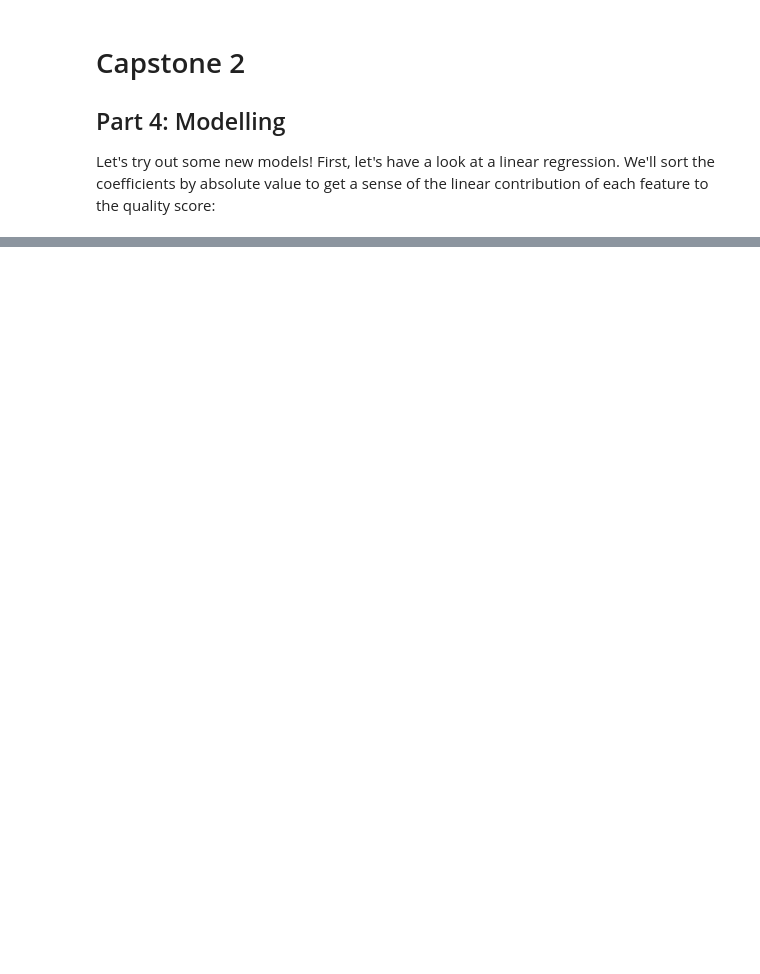
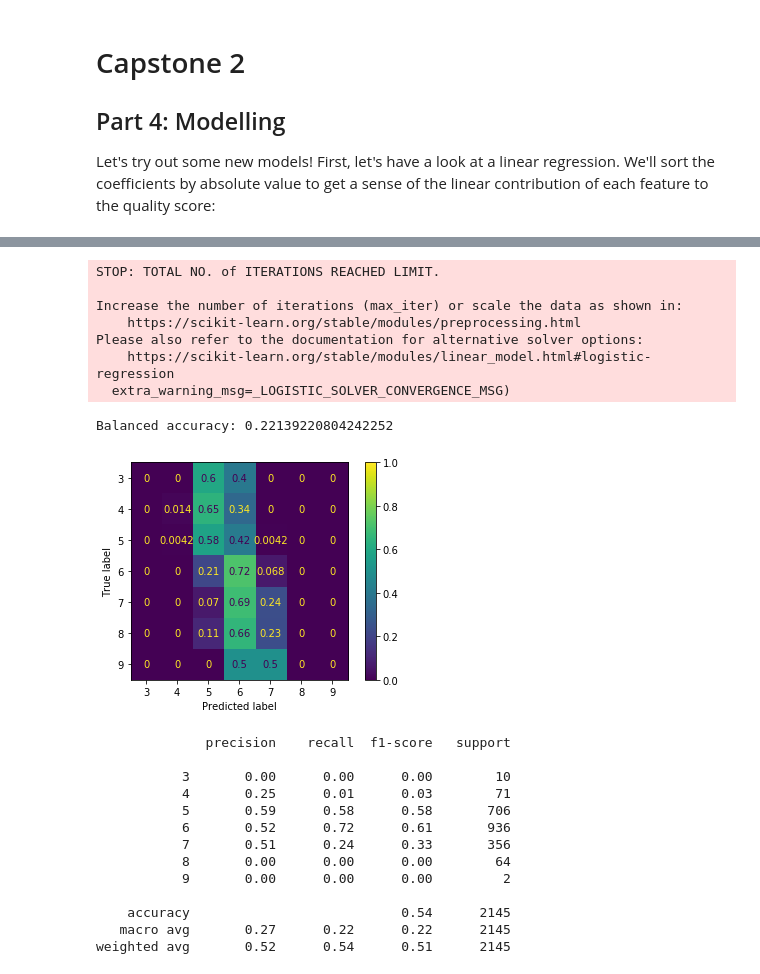
Before and after one commit to jeffkoskulics/Springboard, a Jupyter notebook: Capstone2/notebooks/Modelling.ipynb, the cells around one changed output, grey strips where cells are left out. Drawn from its saved outputs; the diff is of its cells as text; code cells hidden in the pictures; blank space fills up the shorter version.

Commit message:
finished the model notebook

```diff
--- a/Capstone2/notebooks/Modelling.ipynb
+++ b/Capstone2/notebooks/Modelling.ipynb
@@ -491,8 +6,0 @@ weighted avg       0.54      0.56      0.54      1625
-# %%
-from sklearn.neural_network import MLPRegressor
-
-model = MLPRegressor((10,10),learning_rate='adaptive',learning_rate_init=0.01,random_state=0)
-model.fit(Xtrain,ytrain)
-y_pred = np.round(model.predict(Xtest),0)
-
-class_scatter()
@@ -538,2 +6,0 @@ RandomForestClassifier(bootstrap=True, ccp_alpha=0.0, class_weight=None,
-# %%
-y_pred = rscv.predict(Xtest)
@@ -591,0 +44,47 @@ weighted avg       0.43      0.35      0.38      1625
+# %%
+import matplotlib.pyplot as plt
+
+from sklearn.linear_model import LogisticRegression
+from sklearn.metrics import confusion_matrix, plot_confusion_matrix
+from sklearn.metrics import balanced_accuracy_score
+from sklearn.metrics import classification_report
+
+def model_results(model,X_test,y_test):
+    y_pred = lr.predict(X_test)
+    print('Balanced accuracy:', balanced_accuracy_score(y_test,y_pred))
+    plot_confusion_matrix(model,X_test,y_test,normalize='true')
+    try:
+        for im in plt.gca().get_images():
+            im.set_clim(0., 1.)
+        plt.clim(0,1)
+    except:
+        pass
+    plt.show()
+    print(classification_report(y_test, y_pred))
+
+lr = LogisticRegression()
+lr.fit(X_train,y_train)
+model_results(lr,X_test,y_test)
+# %% [output]
+STOP: TOTAL NO. of ITERATIONS REACHED LIMIT.
+
+Increase the number of iterations (max_iter) or scale the data as shown in:
+    https://scikit-learn.org/stable/modules/preprocessing.html
+Please also refer to the documentation for alternative solver options:
+    https://scikit-learn.org/stable/modules/linear_model.html#logistic-regression
+  extra_warning_msg=_LOGISTIC_SOLVER_CONVERGENCE_MSG)
+Balanced accuracy: 0.22139220804242252
+[figure, added]
+              precision    recall  f1-score   support
+
+           3       0.00      0.00      0.00        10
+           4       0.25      0.01      0.03        71
+           5       0.59      0.58      0.58       706
+           6       0.52      0.72      0.61       936
+           7       0.51      0.24      0.33       356
+           8       0.00      0.00      0.00        64
+           9       0.00      0.00      0.00         2
+
+    accuracy                           0.54      2145
+   macro avg       0.27      0.22      0.22      2145
+weighted avg       0.52      0.54      0.51      2145
```
Also changed, not shown: parts of 57 cells of this notebook.
